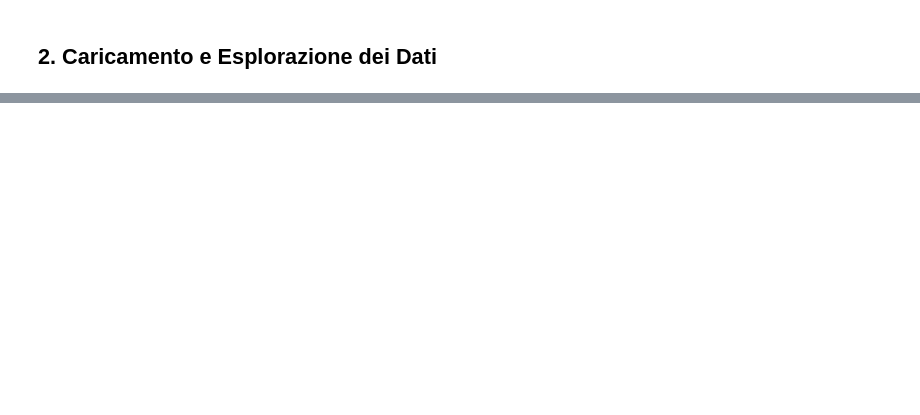
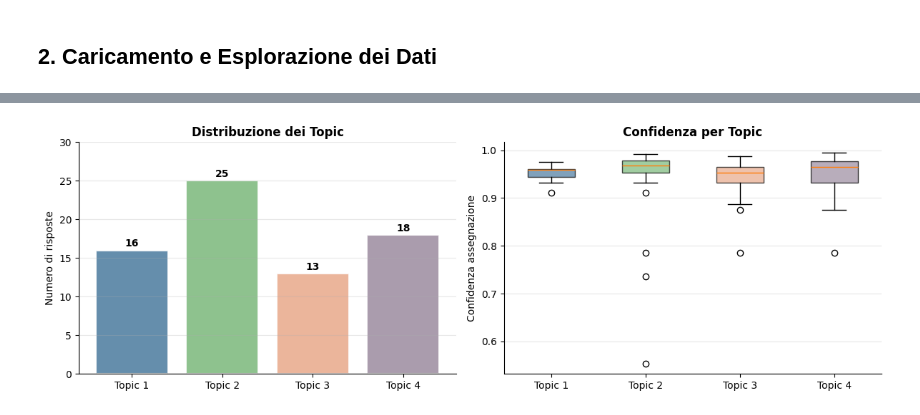
Before and after one commit to gaiacassinelli1/Project-Work, a Jupyter notebook: notebook/analisi_sentiment.ipynb, the cells around one changed output, grey strips where cells are left out. Saved outputs shown, nothing was run; the diff lists cells and outputs as text; code cells hidden in the pictures; blank space fills up the shorter version.

```diff
--- a/notebook/analisi_sentiment.ipynb
+++ b/notebook/analisi_sentiment.ipynb
@@ -1027,0 +334,19 @@ Tokenizer salvato: ../output/sentiment_tokenizer.pkl
+# %%
+doc_topic_matrix = lda.transform(X_counts)
+df_texts['topic'] = doc_topic_matrix.argmax(axis=1) + 1
+df_texts['topic_confidence'] = doc_topic_matrix.max(axis=1)
+for i in range(N_TOPICS):
+    df_texts[f'p_topic{i+1}'] = doc_topic_matrix[:, i]
+
+print("Distribuzione topic:\n")
+for t, cnt in df_texts['topic'].value_counts().sort_index().items():
+    pct = cnt / len(df_texts) * 100
+    #print(f"  Topic {t}: {cnt:3d} ({pct:.1f}%)  {'\u2588' * int(pct/2)}")
+
+print(f"\nConfidenza media: {df_texts['topic_confidence'].mean():.2f}")
+print("\nEsempi per topic:")
+for t in range(1, N_TOPICS + 1):
+    sample = df_texts[df_texts['topic'] == t].nlargest(2, 'topic_confidence')
+    print(f"\n  Topic {t}:")
+    for _, row in sample.iterrows():
+        print(f"    [{row['topic_confidence']:.2f}] {row['text'][:100]}")
@@ -1027,0 +371,32 @@ Tokenizer salvato: ../output/sentiment_tokenizer.pkl
+# %%
+fig, (ax1, ax2) = plt.subplots(1, 2, figsize=(12, 4))
+colors = ['#4A7A9E', '#7AB87A', '#E8A88A', '#9B8B9F']
+counts = [len(df_texts[df_texts['topic'] == t]) for t in range(1, N_TOPICS + 1)]
+bars = ax1.bar([f'Topic {t}' for t in range(1, N_TOPICS + 1)], counts,
+               color=colors, alpha=0.85, edgecolor='white', linewidth=1.5)
+for bar, cnt in zip(bars, counts):
+    ax1.text(bar.get_x() + bar.get_width() / 2, bar.get_height() + 0.2,
+             str(cnt), ha='center', va='bottom', fontweight='bold')
+ax1.set_ylabel('Numero di risposte')
+ax1.set_title('Distribuzione dei Topic', fontweight='bold')
+ax1.set_ylim(0, max(counts) * 1.2)
+ax1.grid(axis='y', alpha=0.3)
+ax1.spines['top'].set_visible(False)
+ax1.spines['right'].set_visible(False)
+
+data_bp = [df_texts[df_texts['topic'] == t]['topic_confidence'].values
+           for t in range(1, N_TOPICS + 1)]
+bp = ax2.boxplot(data_bp, patch_artist=True, widths=0.5)
+for patch, color in zip(bp['boxes'], colors):
+    patch.set_facecolor(color); patch.set_alpha(0.7)
+ax2.set_xticklabels([f'Topic {t}' for t in range(1, N_TOPICS + 1)])
+ax2.set_ylabel('Confidenza assegnazione')
+ax2.set_title('Confidenza per Topic', fontweight='bold')
+ax2.grid(axis='y', alpha=0.3)
+ax2.spines['top'].set_visible(False)
+ax2.spines['right'].set_visible(False)
+plt.tight_layout()
+plt.savefig('../images/lda_topic_distribution.png', dpi=130, bbox_inches='tight')
+plt.show()
+# %% [output]
+[figure, added]
```
Also changed, not shown: parts of 68 cells of this notebook, 19 other files.
